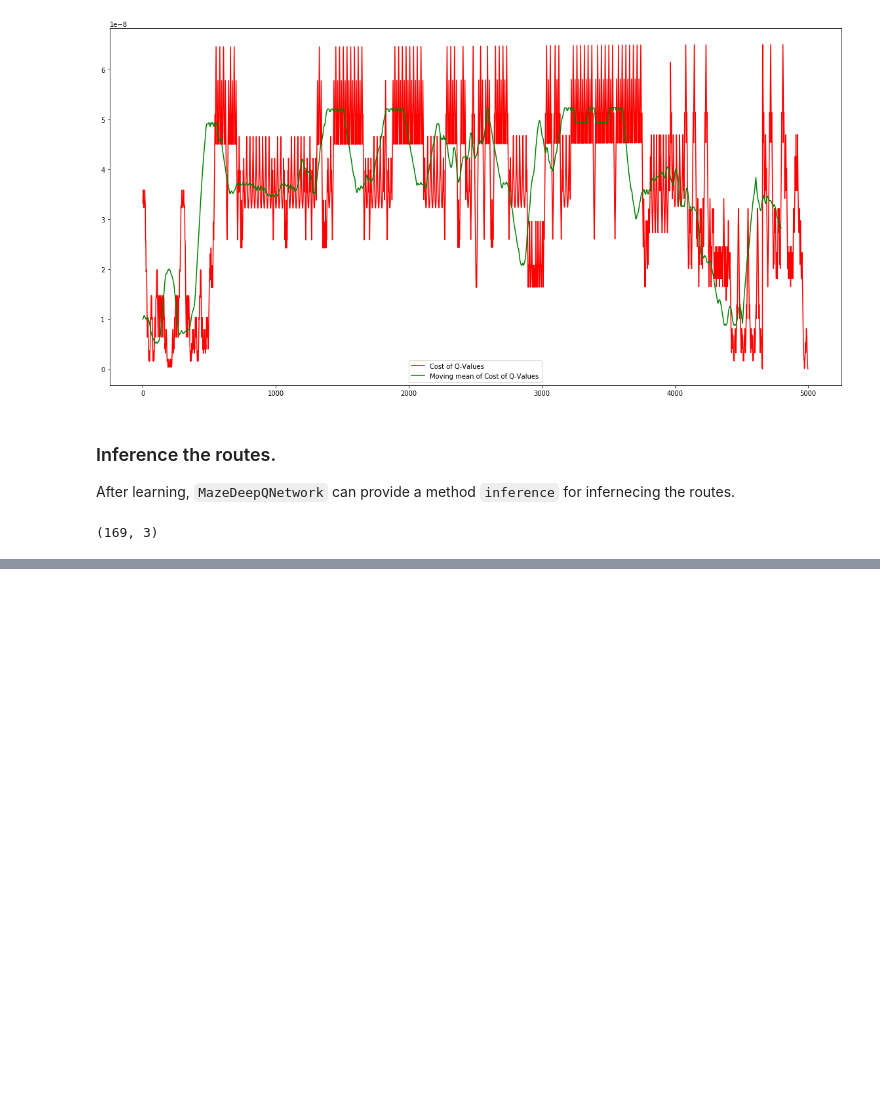
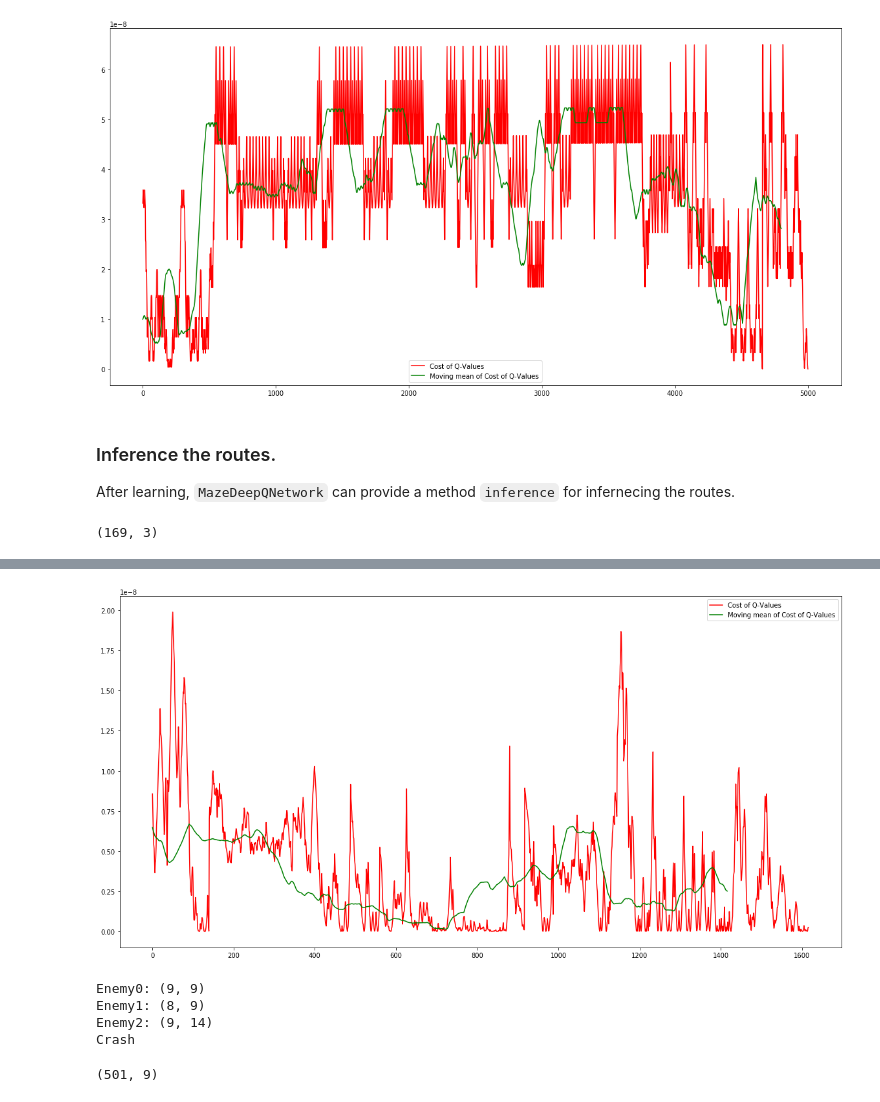
Before and after one commit to accel-brain/accel-brain-code, a Jupyter notebook: Reinforcement-Learning/demo/search_maze_by_deep_q_network.ipynb, the cells around one changed output, grey strips where cells are left out. Drawn from its saved outputs; the diff is of its cells as text; code cells hidden in the pictures; blank space fills up the shorter version.

Commit message:
Add Multi Agent Deep Q-Network.

```diff
--- a/Reinforcement-Learning/demo/search_maze_by_deep_q_network.ipynb
+++ b/Reinforcement-Learning/demo/search_maze_by_deep_q_network.ipynb
@@ -361,0 +555,53 @@ img_list[0].save(
+# %%
+import pandas as pd
+df = pd.DataFrame(function_approximator.q_logs_list, columns=["q", "real_q", "cost"])
+
+num = 100
+b = np.ones(num)/num
+
+q_cost_arr = np.convolve(df.cost.values[-5000:], b, mode="same")[num:-num]
+q_c_arr = np.convolve(df.q.values[-5000:], b, mode='same')[num:-num]
+real_q_c_arr = np.convolve(df.real_q.values[-5000:], b, mode='same')[num:-num]
+
+plt.figure(figsize=(20, 10))
+plt.plot(df.cost.values[-5000:], label="Cost of Q-Values", color="red")
+plt.plot(q_cost_arr, label="Moving mean of Cost of Q-Values", color="green")
+plt.legend()
+plt.show()
+plt.close()
+# %% [output]
+[figure, added]
+# %%
+init_state_arr = np.zeros_like(init_state_arr)
+init_state_arr[0, 1, 1] = 1
+
+# Reset Epsilon greedy rate.
+deep_q_learning.epsilon_greedy_rate = 0.9
+# Reset time step.
+deep_q_learning.t = 1
+# Inference the routes.
+route_list = deep_q_learning.inference(
+    state_arr=init_state_arr,
+    limit=500
+)
+print(deep_q_learning.END_STATE)
+# %% [output]
+Enemy0: (9, 9)
+Enemy1: (8, 9)
+Enemy2: (9, 14)
+Crash
+# %%
+col_list = ["x", "y"]
+for e in range(enemy_num):
+    col_list.append("e_" + str(e+1) + "_x")
+    col_list.append("e_" + str(e+1) + "_y")
+col_list.append("q_value")
+result_df = pd.DataFrame(route_list, columns=col_list)
+result_df = result_df.dropna()
+for e in range(enemy_num):
+    result_df["e_" + str(e+1) + "_x"] = result_df["e_" + str(e+1) + "_x"].astype(int)
+    result_df["e_" + str(e+1) + "_y"] = result_df["e_" + str(e+1) + "_y"].astype(int)
+
+result_df.shape
+# %% [output]
+(501, 9)
```
Also changed, not shown: parts of 14 cells of this notebook, 1 other file.
